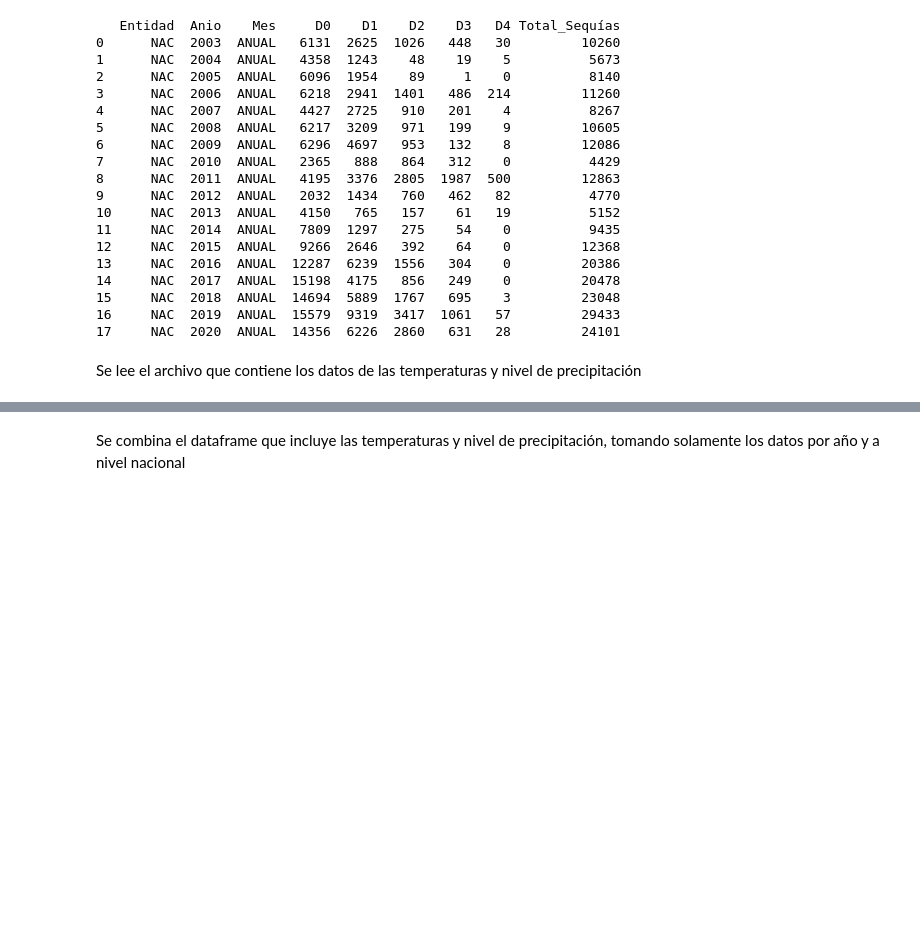
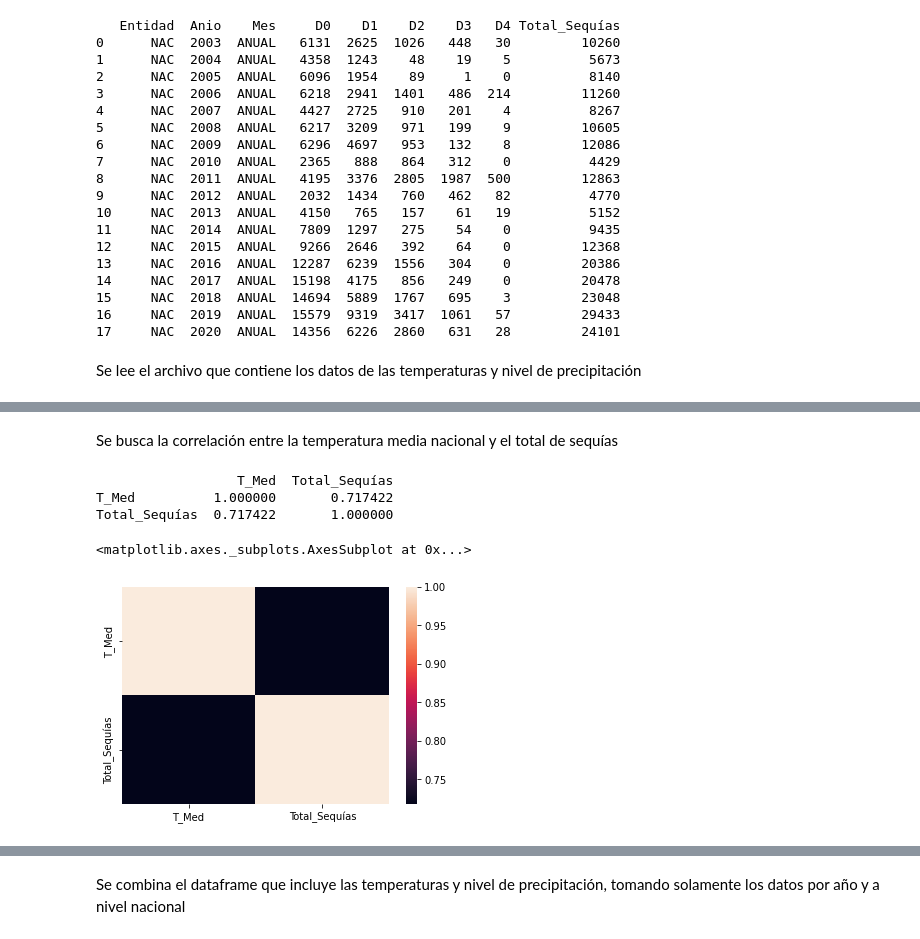
Before and after one commit to AdrianDiazGaxiola/Proyecto-Final, a Jupyter notebook: Sequías.ipynb, the cells around one changed output, grey strips where cells are left out. Cells and saved outputs as stored; diff of their text form; code cells hidden in the pictures; blank space fills up the shorter version.

```diff
--- a/Sequías.ipynb
+++ b/Sequías.ipynb
@@ -175,0 +182,24 @@ print(df3)
+# %%
+anios = list(range(2003, 2021))
+
+df4 = pd.DataFrame(columns={"Entidad", "Anio", "Mes", "D0", "D1", "D2", "D3", "D4", "Total_Sequías"})
+
+j = 0
+for i in anios:
+  for k in meses:
+    df = df3[(df3["Anio"]==i) & (df3['Mes']==k)]
+
+    df4.at[j, "Entidad"] = "NAC"
+    df4.at[j, "Anio"] = i
+    df4.at[j, "Mes"] = k
+    df4.at[j, "D0"] = (df.D0).sum().sum()
+    df4.at[j, "D1"] = (df.D1).sum().sum()
+    df4.at[j, "D2"] = (df.D2).sum().sum()
+    df4.at[j, "D3"] = (df.D3).sum().sum()
+    df4.at[j, "D4"] = (df.D4).sum().sum()
+    df4.at[j, "Total_Sequías"] = (df["Total Sequías"]).sum().sum()
+
+    j += 1
+
+df4 = df4[["Entidad", "Anio", "Mes", "D0", "D1", "D2", "D3", "D4", "Total_Sequías"]]
+print(df4)
@@ -225,0 +273,10 @@ df_completo = pd.read_csv(url)
+# %%
+df = df_completo[(df_completo["ANIO"]>=2003) & (df_completo["ENTIDAD"]=="NAC") & (df_completo["MES"]=="ANUAL")]
+
+df = df[['ANIO', 'MES', 'T_Med',]]
+
+totalseq = df4.Total_Sequías.to_list()
+
+df['Total_Sequías'] = totalseq
+
+print(df)
@@ -225,0 +303,16 @@ df_completo = pd.read_csv(url)
+# %% [markdown]
+Se busca la correlación entre la temperatura media nacional y el total de sequías
+# %%
+df1 = df[['T_Med', 'Total_Sequías']]
+
+c = df1.corr()
+
+print (c)
+
+sns.heatmap(c)
+# %% [output]
+                  T_Med  Total_Sequías
+T_Med          1.000000       0.717422
+Total_Sequías  0.717422       1.000000
+<matplotlib.axes._subplots.AxesSubplot at 0x...>
+[figure, added]
```
Also changed, not shown: parts of 13 cells of this notebook.
